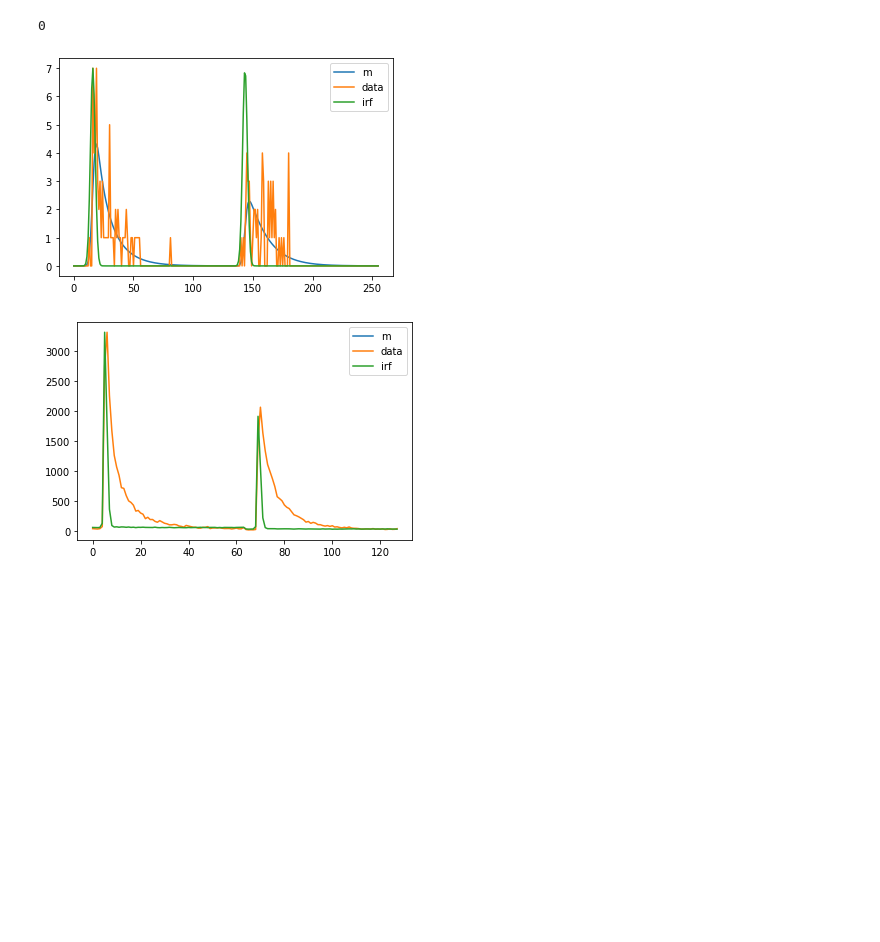
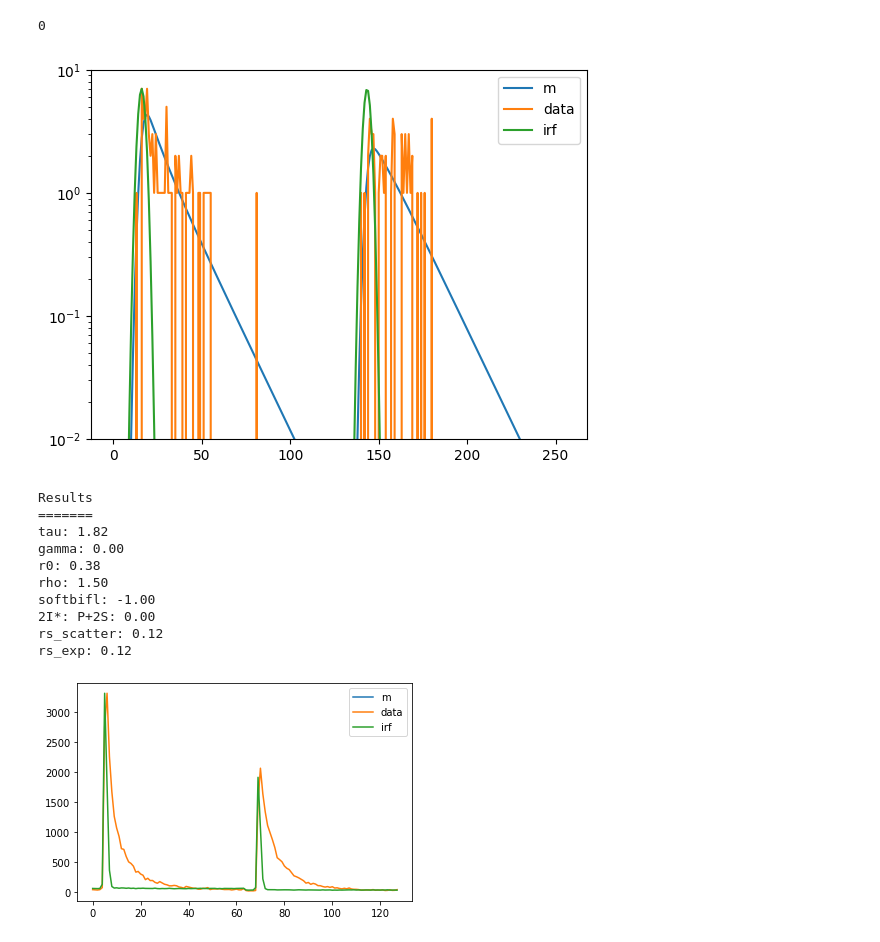
Before and after one commit to SMB-Lab/feda_tools, a Jupyter notebook: notebooks/burstid_selection_viz_tool_testingwithDaniy_cleaned.ipynb, the cells around one changed output. Drawn from its saved outputs; the diff is of its cells as text; code cells hidden in the pictures; blank space fills up the shorter version.

```diff
--- a/notebooks/burstid_selection_viz_tool_testingwithDaniy_cleaned.ipynb
+++ b/notebooks/burstid_selection_viz_tool_testingwithDaniy_cleaned.ipynb
@@ -875,38 +894,66 @@ corrections = np.array([period, g, l1, l2, conv_stop])
 
 # compute a model function that is later used as "data"
 model = np.zeros_like(time_axis)
 bg = np.zeros_like(time_axis)
 tttrlib.DecayFit23.modelf(param, irf_np, bg, dt, corrections, model)
 # add poisson noise to model and use as data
 data = np.random.poisson(model * n_photons)
 
 # create MParam structure that contains all parameters for fitting
 m_param = tttrlib.CreateMParam(
     irf=irf_np,
     background=bg,
     data=data.astype(np.int32),
     corrections=corrections,
     dt=dt
 )
 
 tau, gamma, r0, rho = 4., 0.01, 0.38, 1.5
 bifl_scatter = -1
 p_2s = 0
 x = np.zeros(8, dtype=np.float64)
 x[:6] = [tau, gamma, r0, rho, bifl_scatter, p_2s]
 
 # test fitting
 fixed = np.array([0, 1, 1, 1], dtype=np.int16)
 chi2 = tttrlib.DecayFit23.fit(x, fixed, m_param)
 
 m = np.array([m for m in m_param.get_model()])
-p.plot(m, label = 'm')
-p.plot(data, label = 'data')
-p.plot(irf_np / max(irf_np) * max(data), label = 'irf')
+#plt.plot(m, label = 'm')
+#plt.plot(data, label = 'data')
+#plt.plot(irf_np / max(irf_np) * max(data), label = 'irf')
+#plt.legend()
+#plt.show()
+
+plt.semilogy(m, label = 'm')
+plt.semilogy(data, label = 'data')
+plt.semilogy(irf_np / max(irf_np) * max(data), label = 'irf')
+plt.ylim(0.01, np.power(10,1))
 plt.legend()
-p.show()
+plt.show()
+
+print("Results")
+print("=======")
+print("tau: {:.2f}".format(x[0]))
+print("gamma: {:.2f}".format(x[1]))
+print("r0: {:.2f}".format(x[2]))
+print("rho: {:.2f}".format(x[3]))
+print("softbifl: {:.2f}".format(x[4]))
+print("2I*: P+2S: {:.2f}".format(x[5]))
+print("rs_scatter: {:.2f}".format(x[6]))
+print("rs_exp: {:.2f}".format(x[7]))
 # %% [output]
-[figure, old version]
+[figure, new version]
+Results
+=======
+tau: 1.82
+gamma: 0.00
+r0: 0.38
+rho: 1.50
+softbifl: -1.00
+2I*: P+2S: 0.00
+rs_scatter: 0.12
+rs_exp: 0.12
 # %%
 # create MParam structure that contains all parameters for fitting
 # is the width of the bins in time
```
Also changed, not shown: parts of 5 cells of this notebook, 32 other files.
